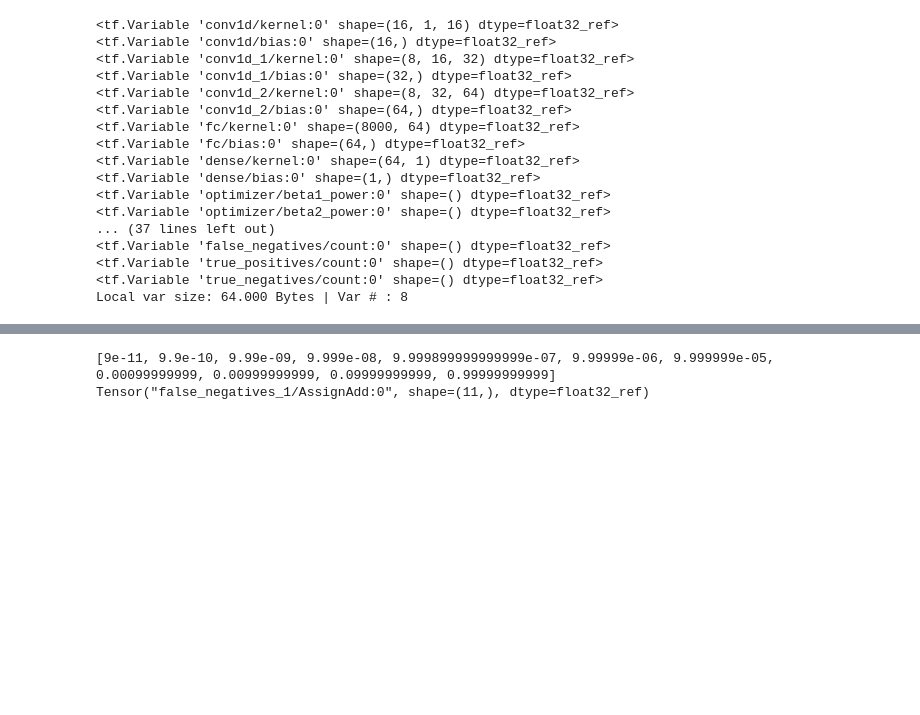
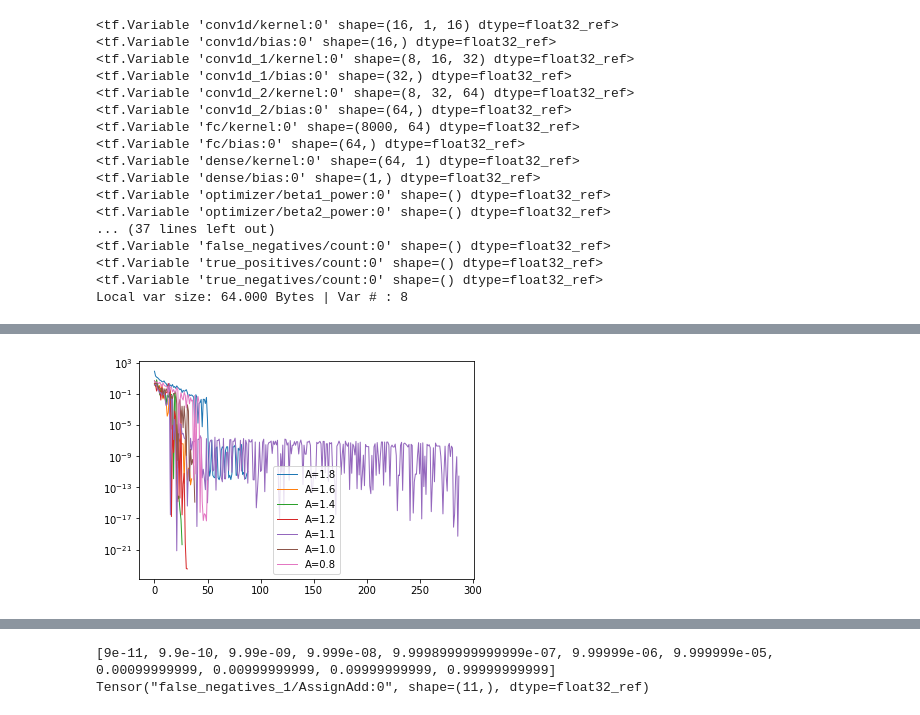
Before and after one commit to chunyulin/gwda, a Jupyter notebook: GWDA_detectNet.ipynb, the cells around one changed output, grey strips where cells are left out. Drawn from its saved outputs; the diff is of its cells as text; code cells hidden in the pictures; blank space fills up the shorter version.

```diff
--- a/GWDA_detectNet.ipynb
+++ b/GWDA_detectNet.ipynb
@@ -333,27 +345,89 @@ Local var size: 64.000 Bytes | Var # : 8
 # %%
-BATCH = 256
-EPOCHS = 10000
-MONITOR = 10
+##
+##  Training with fixed template ....
+##
 
-PATIENCE = 4
-TOLLERENCE = 1.e-8
-##TOLLERENCE = 1.e-5
-###
+#ROOT_FOLDER = './model'
 ROOT_FOLDER = '/tmp/tf_tmp'
-#ROOT_FOLDER = '/mnt/work/tfckpt'
 
 #TEST_LIST = [1.8, 1.7, 1.6, 1.5, 1.4, 1.3, 1.2, 1.1, 1.0, 0.9, 0.8, 0.7, 0.6, 0.5, 0.4, 0.3, 0.2, 0.1, 0.0]
-#TEST_LIST = [1.2, 1.1, 1.0, 0.9, 0.8, 0.7, 0.6, 0.5, 0.4, 0.3, 0.2, 0.1, 0.0]
 TRAIN_A =   [2.0,1.6,1.4, 1.2, 1.1, 1.0, 0.9, 0.8, 0.75, 0.7, 0.65, 0.6, 0.55, 0.54, 0.53, 0.52, 0.51, 0.5]
-
 #TEST_LIST = [1.5, 1.4, 1.3, 1.2,1.1,1.0,0.9,0.8,0.7]
 #TRAIN_A =   [1.4,1.2,1.0,0.8]
 
-#TRAIN_A =   [1.2,1.0,0.8,0.6]
-#TRAIN_A =   [1.0]
-
-GWdata = GWInject(H5_FILE)
+TRAIN_A =   [1.8, 1.6, 1.4, 1.2, 1.3, 1.1, 1.0, 0.8]
 
 
-#with tf.Session() as sess:
+with tf.Session() as sess:
+
+    sess.run(tf.global_variables_initializer())   ### init w, bias to gaussian noise
+    merged = tf.summary.merge_all()   ## call merged to do every summary
+    saver = tf.train.Saver(max_to_keep=50)
+
+    fig0 = plt.figure() ## plt loss
+
+    for amp in TRAIN_A:
+        ## summarize to a new folder
+        train_writer = tf.summary.FileWriter("%s/train_%4.2f" % (ROOT_FOLDER, amp ) )
+
+        #train_writer.add_graph(tf.get_default_graph())
+        #print('Saving graph to: %s' % ROOT_FOLDER)
+
+        sess.run(tf.local_variables_initializer())  ###  only local vars like TP, TN, FP, FN to be init
+
+        time0 = time.time()
+        X0, Y0 = GWdata.get_train_set(A=amp, nc=2)
+        X1, Y1 = GWdata.get_val_set(A=amp, nc=2)
+        X = np.vstack( (X0,X1) )
+        Y = np.vstack( (Y0,Y1) )
+
+        print('=== get_train_setc ===   Reading time in sec :',  time.time()-time0 )
+
+        print("Trainning for A= %f , dataset size: %d"% (amp, len(X) ))
+
+        patience = 0
+        time0 = time.time()
+
+        loss_in_epoches = []
+        for e in range(EPOCHS):
+            Xt, Xv, Yt, Yv = train_test_split(X, Y, test_size=0.25, shuffle=True, random_state=None)
+            #Xt, _, Yt, _ = train_test_split(X, Y, test_size=0.01, shuffle=True, random_state=None)
+
+            STEPS   = int(len(Xt) / BATCH)
+            for i in range(STEPS):
+                xbatch = Xt[i*BATCH:(i+1)*BATCH, :]
+                ybatch = Yt[i*BATCH:(i+1)*BATCH, :]
+
+                #_, loss = sess.run( [optimizer, loss_op], feed_dict={ x:xbatch, y:ybatch }   )
+                #if (i%10==0): print('    Loss: %f', loss)
+                _ = sess.run( [optimizer], feed_dict={ x:xbatch, y:ybatch }   )
+
+                #_, summary = sess.run( [optimizer, merged], feed_dict={ x:xbatch, y:ybatch }   )
+                #train_writer.add_summary(summary, global_step=e)
+
+            ### evaluate
+            loss, acc, sen = sess.run( [loss_op, accuracy, sensitivity],   feed_dict={x:Xv, y:Yv} )
+            loss_in_epoches.append(loss)
+
+            if e % MONITOR == 0:
+                duration = time.time() - time0
+                speed = STEPS * BATCH * (e+1) / duration
+                print('  Epoch: %3d, loss: %10.3e acc: %4.2g sen: %4.2f sec: %5.1f speed: %7.1f wf/sec'
+                      % (e, loss, acc, sen, duration, speed) )
+            if loss < TOLLERENCE:
+                if patience > PATIENCE: break
+                patience += 1
+            else:
+                patience = 0
+
+
+        save_path = saver.save(sess, "%s/model_%4.2f.ckpt" % (ROOT_FOLDER, amp ) )
+        print("Model saved at %s" % save_path)
+
+        ### plot in each epoch
+        plt.semilogy(loss_in_epoches, lw=1, label="A=%s"%amp)
+
+    plt.legend()
+    #fig0.show()
+    fig0.savefig("loss.png")
 # %% [output]
@@ -360,0 +451 @@ GWdata = GWInject(H5_FILE)
+[figure, added]
```
Also changed, not shown: parts of 10 cells of this notebook.
